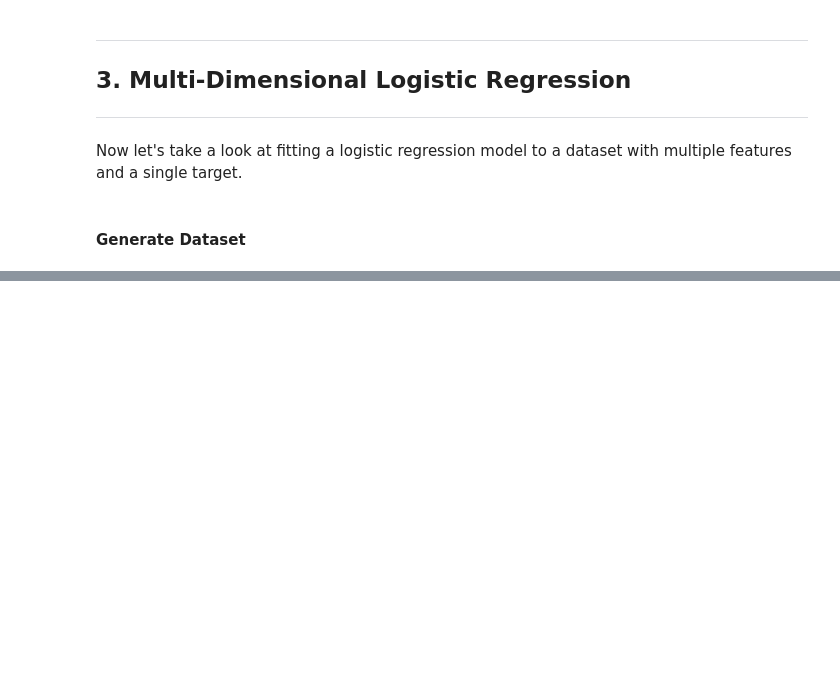
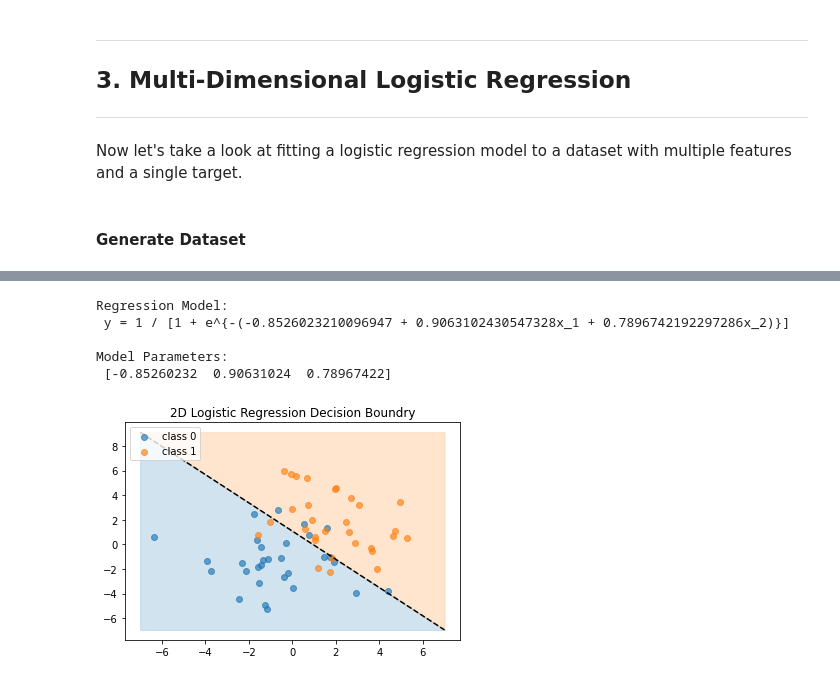
Before and after one commit to jacobdwatters/Machine-Learning-Basics, a Jupyter notebook: logistic_regression/01_logistic_regression_numpy.ipynb, the cells around one changed output, grey strips where cells are left out. Cells and saved outputs as stored; diff of their text form; code cells hidden in the pictures; blank space fills up the shorter version.

```diff
--- a/logistic_regression/01_logistic_regression_numpy.ipynb
+++ b/logistic_regression/01_logistic_regression_numpy.ipynb
@@ -298,0 +317,29 @@ Text(0.5, 1.0, 'Training Data')
+# %%
+logreg_2d = LogisticRegression(0.01)
+logreg_2d.fit(X_train2, y_train2)
+
+print('Regression Model:\n', logreg_2d, "\n")
+print('Model Parameters:\n', logreg_2d.w.flatten())
+# %% [output]
+Regression Model:
+ y = 1 / [1 + e^{-(-0.8526023210096947 + 0.9063102430547328x_1 + 0.7896742192297286x_2)}]
+
+Model Parameters:
+ [-0.85260232  0.90631024  0.78967422]
+# %%
+w_0, w_1, w_2 = logreg_2d.w
+
+D = np.linspace(-7, 7, 2)
+R = -(w_0+w_1*D) / w_2
+
+# Plot the decision boundry for the model
+plt.fill_between(D, R, min(R), color='tab:blue', alpha=0.2)
+plt.fill_between(D, R, max(R), color='tab:orange', alpha=0.2)
+plt.scatter(X_train2_class0[:, 0], X_train2_class0[:, 1], c='tab:blue', alpha=0.65, label='class 0')
+plt.scatter(X_train2_class1[:, 0], X_train2_class1[:, 1], c='tab:orange', alpha=0.65, label='class 1')
+plt.plot(D, R, '--', c='black')
+plt.title('2D Logistic Regression Decision Boundry')
+plt.legend(loc='upper left')
+plt.show()
+# %% [output]
+[figure, added]
```
Also changed, not shown: parts of 3 cells of this notebook.
